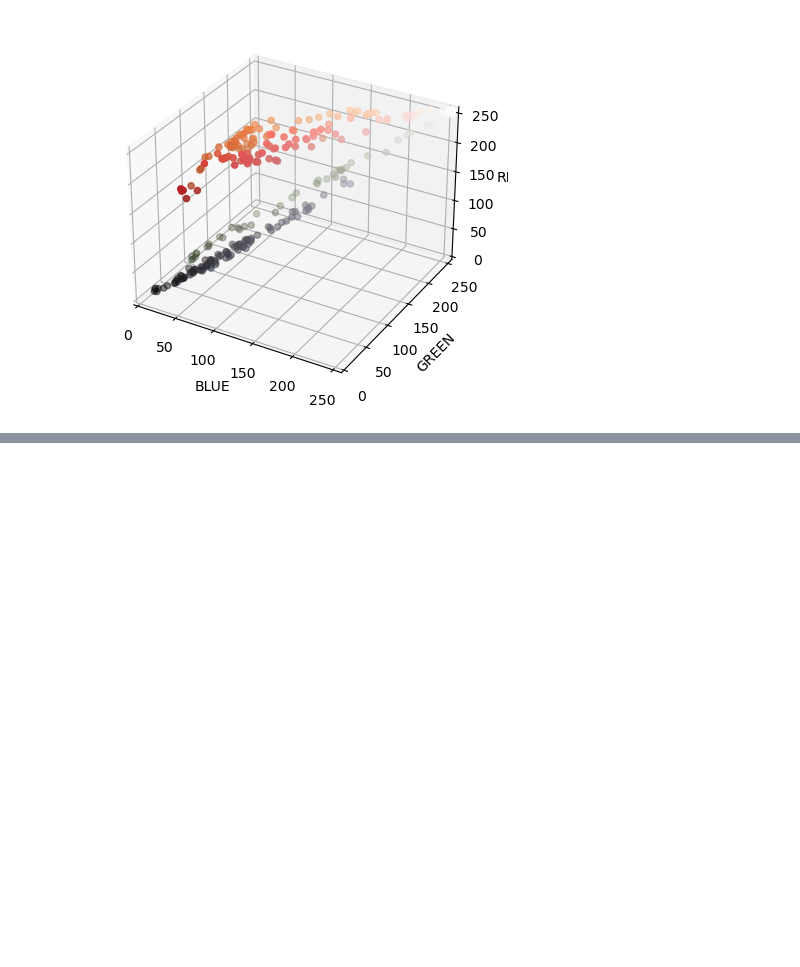
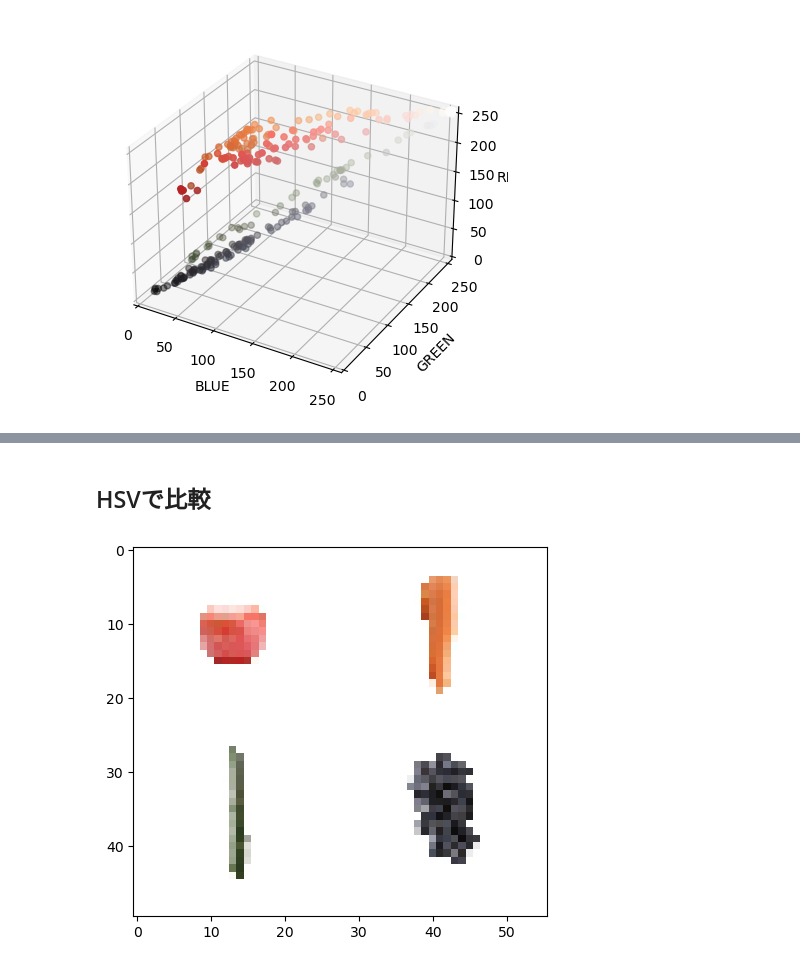
Before and after one commit to RedPanda1618/digitalImage-ch10, a Jupyter notebook: rgb_clustering.ipynb, the cells around one changed output, grey strips where cells are left out. Drawn from its saved outputs; the diff is of its cells as text; code cells hidden in the pictures; blank space fills up the shorter version.

```diff
--- a/rgb_clustering.ipynb
+++ b/rgb_clustering.ipynb
@@ -32,0 +79,11 @@ plt.show()
+# %% [markdown]
+## HSVで比較
+# %%
+img = cv2.imread("fruits/fruits.jpg")
+# img = img[:int(img.shape[0]*0.5), :int(img.shape[1]*0.5)]
+img = cv2.resize(img, None, fx=0.05, fy=0.05)
+img = cv2.cvtColor(img, cv2.COLOR_BGR2HSV)
+plt.imshow(cv2.cvtColor(img, cv2.COLOR_HSV2RGB))
+plt.show()
+# %% [output]
+[figure, added]
```
Also changed, not shown: parts of 10 cells of this notebook.
